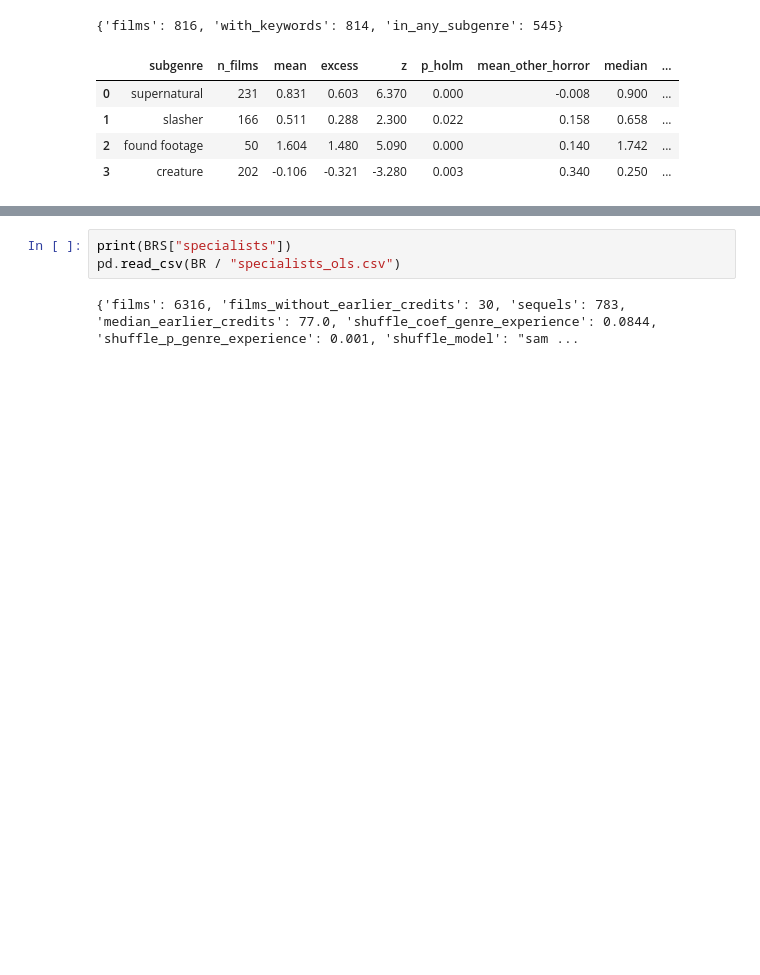
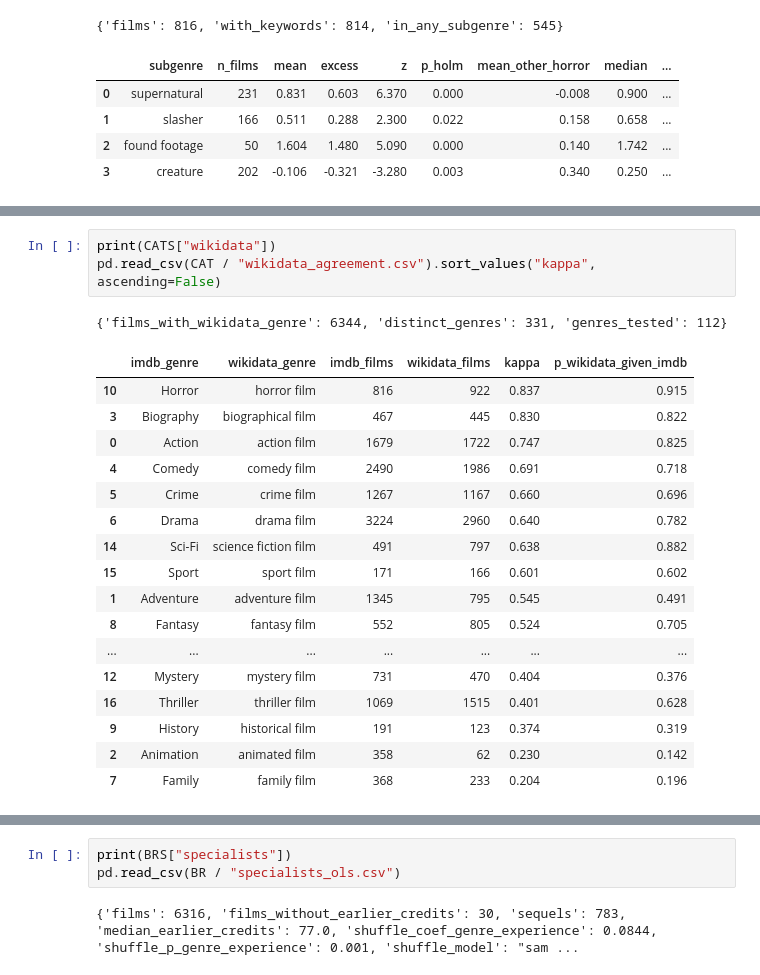
Before and after one commit to angelabuxo/IMDb-movie-success, a Jupyter notebook: notebooks/q1_genre.ipynb, the cells around one changed output, grey strips where cells are left out. Drawn from its saved outputs; the diff is of its cells as text; blank space fills up the shorter version.

```diff
--- a/notebooks/q1_genre.ipynb
+++ b/notebooks/q1_genre.ipynb
@@ -654,0 +671,22 @@ pd.read_csv(TM / "horror_subgenres.csv").drop(columns="run")
+# %%
+print(CATS["wikidata"])
+pd.read_csv(CAT / "wikidata_agreement.csv").sort_values("kappa", ascending=False)
+# %% [output]
+{'films_with_wikidata_genre': 6344, 'distinct_genres': 331, 'genres_tested': 112}
+|  | imdb_genre | wikidata_genre | imdb_films | wikidata_films | kappa | p_wikidata_given_imdb |
+| 10 | Horror | horror film | 816 | 922 | 0.837 | 0.915 |
+| 3 | Biography | biographical film | 467 | 445 | 0.830 | 0.822 |
+| 0 | Action | action film | 1679 | 1722 | 0.747 | 0.825 |
+| 4 | Comedy | comedy film | 2490 | 1986 | 0.691 | 0.718 |
+| 5 | Crime | crime film | 1267 | 1167 | 0.660 | 0.696 |
+| 6 | Drama | drama film | 3224 | 2960 | 0.640 | 0.782 |
+| 14 | Sci-Fi | science fiction film | 491 | 797 | 0.638 | 0.882 |
+| 15 | Sport | sport film | 171 | 166 | 0.601 | 0.602 |
+| 1 | Adventure | adventure film | 1345 | 795 | 0.545 | 0.491 |
+| 8 | Fantasy | fantasy film | 552 | 805 | 0.524 | 0.705 |
+| ... | ... | ... | ... | ... | ... | ... |
+| 12 | Mystery | mystery film | 731 | 470 | 0.404 | 0.376 |
+| 16 | Thriller | thriller film | 1069 | 1515 | 0.401 | 0.628 |
+| 9 | History | historical film | 191 | 123 | 0.374 | 0.319 |
+| 2 | Animation | animated film | 358 | 62 | 0.230 | 0.142 |
+| 7 | Family | family film | 368 | 233 | 0.204 | 0.196 |
```
Also changed, not shown: parts of 21 cells of this notebook, 15 other files.
